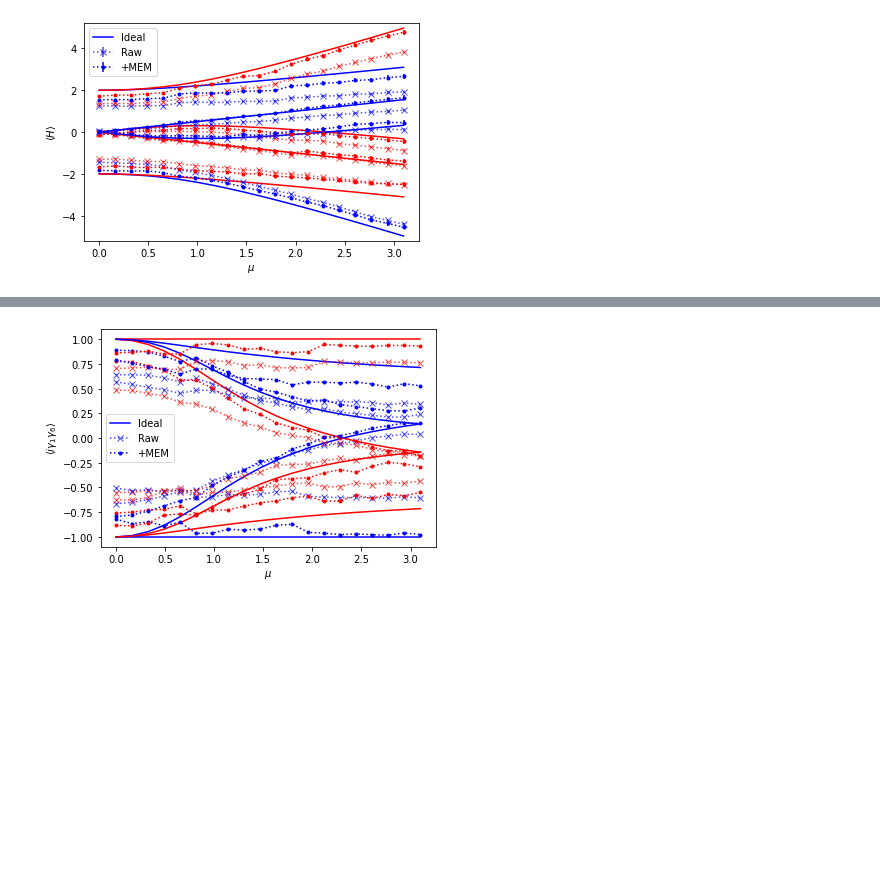
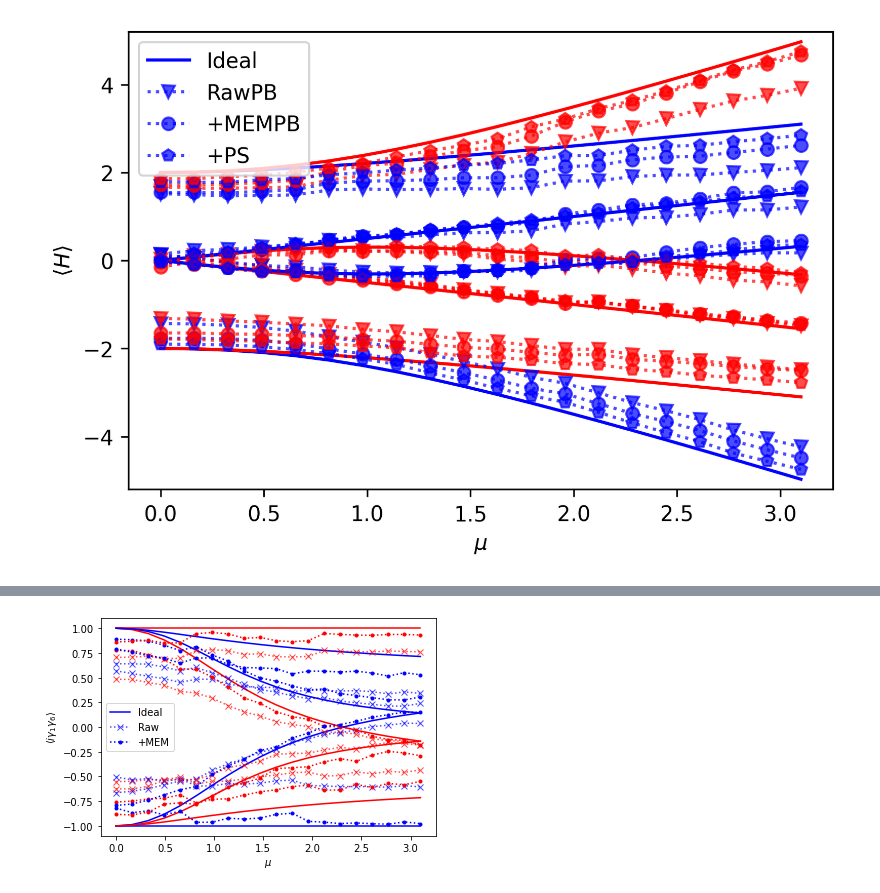
Before and after one commit to qiskit-community/qiskit-research, a Jupyter notebook: docs/mzm_generation/data-collection.ipynb, the cells around one changed output, grey strips where cells are left out. Drawn from its saved outputs; the diff is of its cells as text; code cells hidden in the pictures; blank space fills up the shorter version.

```diff
--- a/docs/mzm_generation/data-collection.ipynb
+++ b/docs/mzm_generation/data-collection.ipynb
@@ -103,9 +121,11 @@ energy_exact = data.analysis_results('energy_exact').value
 energy_raw = data.analysis_results('energy_raw').value
 energy_mem = data.analysis_results('energy_mem').value
 energy_parity_basis_raw = data.analysis_results('energy_parity_basis_raw').value
+energy_parity_basis_mem = data.analysis_results('energy_parity_basis_mem').value
+energy_ps = data.analysis_results('energy_ps').value
 
 # raw data only
-fig, ax = plt.subplots()
+fig, ax = plt.subplots(dpi=300)
 for occupied_orbitals, series in energy_exact.items():
     label = "Ideal" if not occupied_orbitals else None
     color = "red" if len(occupied_orbitals) % 2 else "blue"
@@ -126,7 +146,7 @@ for occupied_orbitals, series in energy_raw.items():
         alpha=0.7,
     )
 for occupied_orbitals, series in energy_parity_basis_raw.items():
-    label = "Raw2" if not occupied_orbitals else None
+    label = "RawPB" if not occupied_orbitals else None
     color = "red" if len(occupied_orbitals) % 2 else "blue"
     #energies, stddevs = zip(*series)
     ax.errorbar(
@@ -151,45 +171,87 @@ plt.show()
 # %%
 # raw data and readout error mitigated data
-fig, ax = plt.subplots()
+fig, ax = plt.subplots(dpi=300)
 for occupied_orbitals, series in energy_exact.items():
     label = "Ideal" if not occupied_orbitals else None
     color = "red" if len(occupied_orbitals) % 2 else "blue"
     ax.plot(
         chemical_potential_values, series, label=label, color=color
     )
-for occupied_orbitals, series in energy_raw.items():
-    label = "Raw" if not occupied_orbitals else None
+# for occupied_orbitals, series in energy_raw.items():
+#     label = "Raw" if not occupied_orbitals else None
+#     color = "red" if len(occupied_orbitals) % 2 else "blue"
+#     energies, stddevs = zip(*series)
+#     ax.errorbar(
+#         chemical_potential_values,
+#         energies,
+#         yerr=2 * np.array(stddevs),
+#         fmt="x:",
+#         label=label,
+#         color=color,
+#         alpha=0.7,
+#     )
+# for occupied_orbitals, series in energy_mem.items():
+#     label = "+MEM" if not occupied_orbitals else None
+#     color = "red" if len(occupied_orbitals) % 2 else "blue"
+#     energies, stddevs = zip(*series)
+#     ax.errorbar(
+#         chemical_potential_values,
+#         energies,
+#         yerr=2 * np.array(stddevs),
+#         fmt=".:",
+#         label=label,
+#         color=color,
+#     )
+for occupied_orbitals, series in energy_parity_basis_raw.items():
+    label = "RawPB" if not occupied_orbitals else None
     color = "red" if len(occupied_orbitals) % 2 else "blue"
-    energies, stddevs = zip(*series)
+    #energies, stddevs = zip(*series)
     ax.errorbar(
         chemical_potential_values,
-        energies,
-        yerr=2 * np.array(stddevs),
-        fmt="x:",
+        series,
+        #energies,
+        #yerr=2 * np.array(stddevs),
+        fmt="v:",
         label=label,
         color=color,
         alpha=0.7,
     )
-for occupied_orbitals, series in energy_mem.items():
-    label = "+MEM" if not occupied_orbitals else None
+for occupied_orbitals, series in energy_parity_basis_mem.items():
+    label = "+MEMPB" if not occupied_orbitals else None
     color = "red" if len(occupied_orbitals) % 2 else "blue"
-    energies, stddevs = zip(*series)
+    #energies, stddevs = zip(*series)
     ax.errorbar(
         chemical_potential_values,
-        energies,
-        yerr=2 * np.array(stddevs),
-        fmt=".:",
+        series,
+        #energies,
+        #yerr=2 * np.array(stddevs),
+        fmt="o:",
         label=label,
         color=color,
+        alpha=0.7,
+    )
+for occupied_orbitals, series in energy_ps.items():
+    label = "+PS" if not occupied_orbitals else None
+    color = "red" if len(occupied_orbitals) % 2 else "blue"
+    #energies, stddevs = zip(*series)
+    ax.errorbar(
+        chemical_potential_values,
+        series,
+        #energies,
+        #yerr=2 * np.array(stddevs),
+        fmt="p:",
+        label=label,
+        color=color,
+        alpha=0.7,
     )
 ax.set_xlabel(r"$\mu$")
 ax.set_ylabel(r"$\langle H \rangle$")
 ax.set_ylim(-5.2, 5.2)
 ax.legend()
 
 data.add_figures(fig, 'energy_raw_mem', overwrite=True)
 plt.show()
 # %% [output]
-[figure, old version]
+[figure, new version]
 # %%
 # plot average error in energy
```
Also changed, not shown: parts of 5 cells of this notebook, 2 other files.
